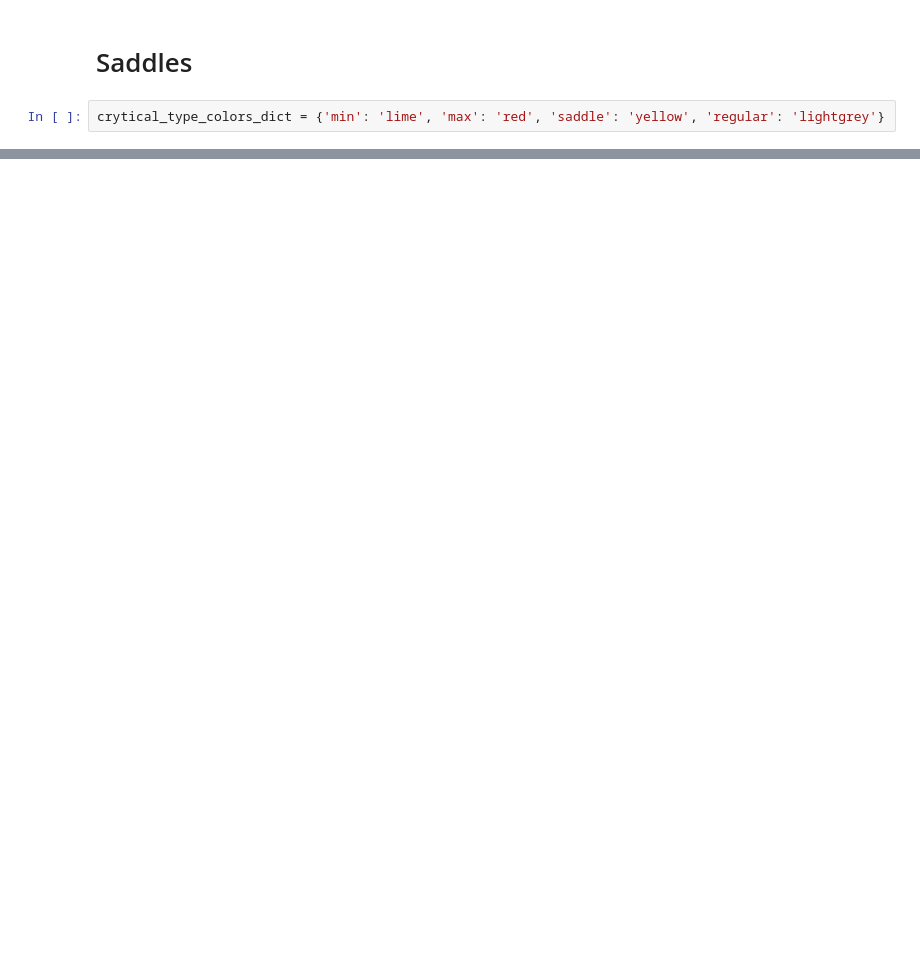
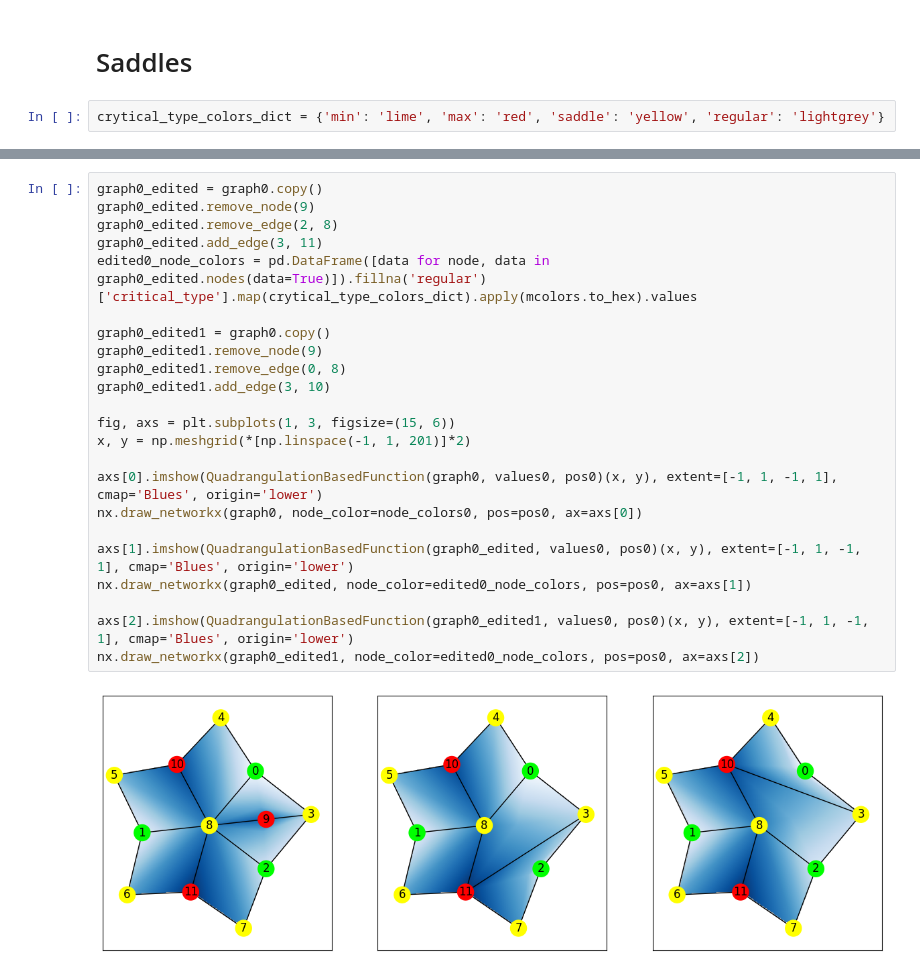
Before and after one commit to zimfv/quadrangulation, a Jupyter notebook: cancellations-research.ipynb, the cells around one changed output, grey strips where cells are left out. Saved outputs shown, nothing was run; the diff lists cells and outputs as text; blank space fills up the shorter version.

```diff
--- a/cancellations-research.ipynb
+++ b/cancellations-research.ipynb
@@ -37 +198,26 @@ nx.draw_networkx(graph, node_color=node_colors, pos=nx.kamada_kawai_layout(graph
+# %%
+graph0_edited = graph0.copy()
+graph0_edited.remove_node(9)
+graph0_edited.remove_edge(2, 8)
+graph0_edited.add_edge(3, 11)
+edited0_node_colors = pd.DataFrame([data for node, data in graph0_edited.nodes(data=True)]).fillna('regular')['critical_type'].map(crytical_type_colors_dict).apply(mcolors.to_hex).values
+
+graph0_edited1 = graph0.copy()
+graph0_edited1.remove_node(9)
+graph0_edited1.remove_edge(0, 8)
+graph0_edited1.add_edge(3, 10)
+
+fig, axs = plt.subplots(1, 3, figsize=(15, 6))
+x, y = np.meshgrid(*[np.linspace(-1, 1, 201)]*2)
+
+axs[0].imshow(QuadrangulationBasedFunction(graph0, values0, pos0)(x, y), extent=[-1, 1, -1, 1], cmap='Blues', origin='lower')
+nx.draw_networkx(graph0, node_color=node_colors0, pos=pos0, ax=axs[0])
+
+axs[1].imshow(QuadrangulationBasedFunction(graph0_edited, values0, pos0)(x, y), extent=[-1, 1, -1, 1], cmap='Blues', origin='lower')
+nx.draw_networkx(graph0_edited, node_color=edited0_node_colors, pos=pos0, ax=axs[1])
+
+axs[2].imshow(QuadrangulationBasedFunction(graph0_edited1, values0, pos0)(x, y), extent=[-1, 1, -1, 1], cmap='Blues', origin='lower')
+nx.draw_networkx(graph0_edited1, node_color=edited0_node_colors, pos=pos0, ax=axs[2])
+# %% [output]
+[figure, added]
 # %% [markdown]
```
Also changed, not shown: parts of 11 cells of this notebook, 1 other file.
